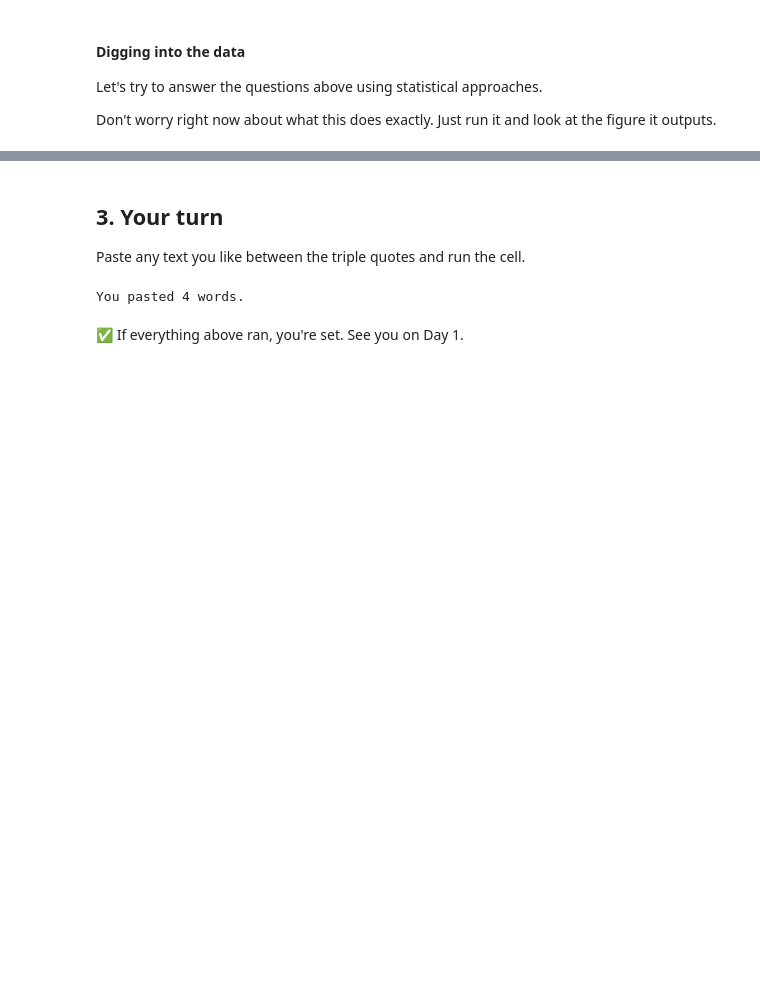
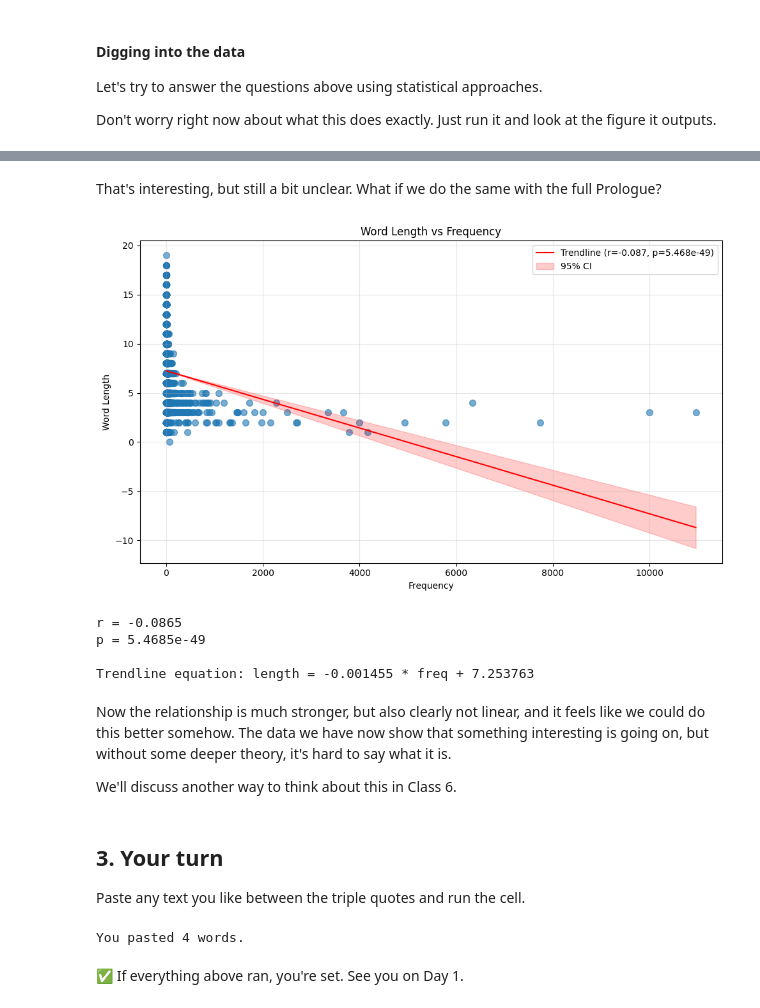
Before and after one commit to christiancasey/measuring-manuscripts, a Jupyter notebook: Workbook/Day 0 Teaser—What is Computational Philology/Teaser Notebook—Hello, World.ipynb, the cells around one changed output, grey strips where cells are left out. Saved outputs shown, nothing was run; the diff lists cells and outputs as text; code cells hidden in the pictures; blank space fills up the shorter version.

```diff
--- a/Workbook/Day 0 Teaser—What is Computational Philology/Teaser Notebook—Hello, World.ipynb
+++ b/Workbook/Day 0 Teaser—What is Computational Philology/Teaser Notebook—Hello, World.ipynb
@@ -207,3 +269,59 @@ Trendline equation: freq = -0.002050 * length + 0.022104
+# %% [markdown]
+That's interesting, but still a bit unclear. What if we do the same with the full Prologue?
+# %%
+# Full text: word length vs frequency
+
+import numpy as np
+import matplotlib.pyplot as plt
+from scipy import stats
+
+lengths = [len(word) for word in full_text_counts]
+freq = [n for n in full_text_counts.values()]
+
+# Regress word length on frequency (word length is now the y variable)
+slope, intercept, r_value, p_value, std_err = stats.linregress(freq, lengths)
+
+# Trendline predictions across the frequency range
+x_line = np.array([min(freq), max(freq)])
+y_line = slope * x_line + intercept
+
+# Calculate 95% confidence intervals
+n = len(freq)
+dof = n - 2
+t_val = stats.t.ppf(0.975, dof)
+s_err = np.sqrt(np.sum((np.array(lengths) - (slope * np.array(freq) + intercept))**2) / dof)
+x_mean = np.mean(freq)
+x_range = np.linspace(min(freq), max(freq), 100)
+se = s_err * np.sqrt(1/n + (x_range - x_mean)**2 / np.sum((np.array(freq) - x_mean)**2))
+ci_upper = slope * x_range + intercept + t_val * se
+ci_lower = slope * x_range + intercept - t_val * se
+
+# Plot
+plt.figure(figsize=(10, 6))
+plt.scatter(freq, lengths, alpha=0.6, s=50)
+plt.plot(x_line, y_line, 'r-', label=f'Trendline (r={r_value:.3f}, p={p_value:.3e})')
+plt.fill_between(x_range, ci_lower, ci_upper, alpha=0.2, color='red', label='95% CI')
+plt.xlabel('Frequency')
+plt.ylabel('Word Length')
+plt.title('Word Length vs Frequency')
+plt.legend()
+plt.grid(True, alpha=0.3)
+plt.tight_layout()
+plt.show()
+
+print(f'r = {r_value:.4f}')
+print(f'p = {p_value:.4e}')
+print(f'\nTrendline equation: length = {slope:.6f} * freq + {intercept:.6f}')
+# %% [output]
+[figure, added]
+r = -0.0865
+p = 5.4685e-49
+
+Trendline equation: length = -0.001455 * freq + 7.253763
+# %% [markdown]
+Now the relationship is much stronger, but also clearly not linear, and it feels like we could do this better somehow. The data we have now show that something interesting is going on, but without some deeper theory, it's hard to say what it is.
+
+We'll discuss another way to think about this in Class 6.
 # %% [markdown]
 ## 3. Your turn
 
```
Also changed, not shown: parts of 9 cells of this notebook, 3 other files.
